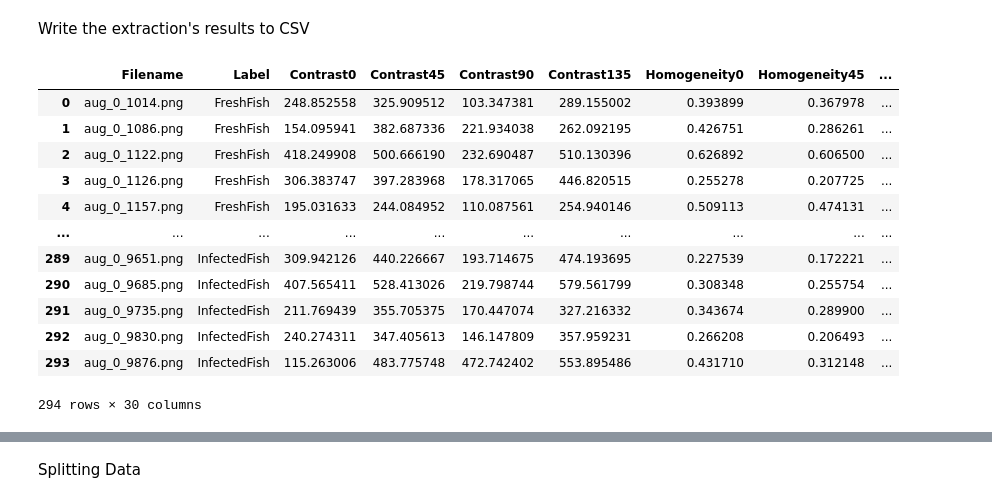
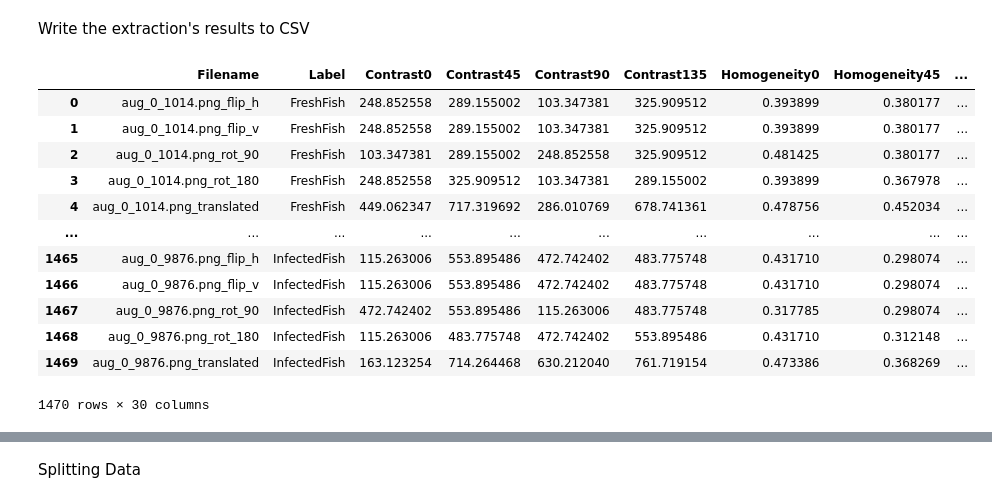
Before and after one commit to Adhitya-RZEN/Projek-PCD-4, a Jupyter notebook: Project/Project.ipynb, the cells around one changed output, grey strips where cells are left out. Cells and saved outputs as stored; diff of their text form; code cells hidden in the pictures.

```diff
--- a/Project/Project.ipynb
+++ b/Project/Project.ipynb
@@ -375,7 +401,7 @@ for i in range(len(data)):
     dissimilarity90.append(Dis90)
     dissimilarity135.append(Dis135)
 # %%
-for i in range(len(data)):
+for i in range(len(dataPreprocessed)):
     H0 = homogenity(Derajat0[i])
     H45 = homogenity(Derajat45[i])
     H90 = homogenity(Derajat90[i])
@@ -385,7 +411,7 @@ for i in range(len(data)):
     homogenity90.append(H90)
     homogenity135.append(H135)
 # %%
-for i in range(len(data)):
+for i in range(len(dataPreprocessed)):
     E0 = entropyGlcm(Derajat0[i])
     E45 = entropyGlcm(Derajat45[i])
     E90 = entropyGlcm(Derajat90[i])
@@ -395,7 +421,7 @@ for i in range(len(data)):
     entropy90.append(E90)
     entropy135.append(E135)
 # %%
-for i in range(len(data)):
+for i in range(len(dataPreprocessed)):
     A0 = ASM(Derajat0[i])
     A45 = ASM(Derajat45[i])
     A90 = ASM(Derajat90[i])
@@ -405,7 +431,7 @@ for i in range(len(data)):
     ASM90.append(A90)
     ASM135.append(A135)
 # %%
-for i in range(len(data)):
+for i in range(len(dataPreprocessed)):
     ER0 = energy(Derajat0[i])
     ER45 = energy(Derajat45[i])
     ER90 = energy(Derajat90[i])
@@ -417,34 +443,34 @@ for i in range(len(data)):
 # %% [markdown]
 Write the extraction's results to CSV
 # %%
-dataTable = {'Filename': file_name, 'Label': labels,
+dataTable = {'Filename': augmented['filenames'], 'Label': augmented['labels'],
         'Contrast0': Kontras0, 'Contrast45': Kontras45, 'Contrast90': Kontras90, 'Contrast135': Kontras135,
         'Homogeneity0': homogenity0, 'Homogeneity45': homogenity45, 'Homogeneity90': homogenity90, 'Homogeneity135': homogenity135,
         'Dissimilarity0': dissimilarity0, 'Dissimilarity45': dissimilarity45, 'Dissimilarity90': dissimilarity90, 'Dissimilarity135': dissimilarity135,
         'Entropy0': entropy0, 'Entropy45': entropy45, 'Entropy90': entropy90, 'Entropy135': entropy135,
         'ASM0': ASM0, 'ASM45': ASM45, 'ASM90': ASM90, 'ASM135': ASM135,
         'Energy0': energy0, 'Energy45': energy45, 'Energy90': energy90, 'Energy135': energy135,
         'Correlation0': correlation0, 'Correlation45': correlation45, 'Correlation90': correlation90, 'Correlation135': correlation135,
         }
 df = pd.DataFrame(dataTable)
 df.to_csv('hasil_ekstraksi_1.csv', index=False)
 
 hasilEkstrak = pd.read_csv('hasil_ekstraksi_1.csv')
 hasilEkstrak
 # %% [output]
 |  | Filename | Label | Contrast0 | Contrast45 | Contrast90 | Contrast135 | Homogeneity0 | Homogeneity45 | ... |
-| 0 | aug_0_1014.png | FreshFish | 248.852558 | 325.909512 | 103.347381 | 289.155002 | 0.393899 | 0.367978 | ... |
-| 1 | aug_0_1086.png | FreshFish | 154.095941 | 382.687336 | 221.934038 | 262.092195 | 0.426751 | 0.286261 | ... |
-| 2 | aug_0_1122.png | FreshFish | 418.249908 | 500.666190 | 232.690487 | 510.130396 | 0.626892 | 0.606500 | ... |
-| 3 | aug_0_1126.png | FreshFish | 306.383747 | 397.283968 | 178.317065 | 446.820515 | 0.255278 | 0.207725 | ... |
-| 4 | aug_0_1157.png | FreshFish | 195.031633 | 244.084952 | 110.087561 | 254.940146 | 0.509113 | 0.474131 | ... |
+| 0 | aug_0_1014.png_flip_h | FreshFish | 248.852558 | 289.155002 | 103.347381 | 325.909512 | 0.393899 | 0.380177 | ... |
+| 1 | aug_0_1014.png_flip_v | FreshFish | 248.852558 | 289.155002 | 103.347381 | 325.909512 | 0.393899 | 0.380177 | ... |
+| 2 | aug_0_1014.png_rot_90 | FreshFish | 103.347381 | 289.155002 | 248.852558 | 325.909512 | 0.481425 | 0.380177 | ... |
+| 3 | aug_0_1014.png_rot_180 | FreshFish | 248.852558 | 325.909512 | 103.347381 | 289.155002 | 0.393899 | 0.367978 | ... |
+| 4 | aug_0_1014.png_translated | FreshFish | 449.062347 | 717.319692 | 286.010769 | 678.741361 | 0.478756 | 0.452034 | ... |
 | ... | ... | ... | ... | ... | ... | ... | ... | ... | ... |
-| 289 | aug_0_9651.png | InfectedFish | 309.942126 | 440.226667 | 193.714675 | 474.193695 | 0.227539 | 0.172221 | ... |
-| 290 | aug_0_9685.png | InfectedFish | 407.565411 | 528.413026 | 219.798744 | 579.561799 | 0.308348 | 0.255754 | ... |
-| 291 | aug_0_9735.png | InfectedFish | 211.769439 | 355.705375 | 170.447074 | 327.216332 | 0.343674 | 0.289900 | ... |
-| 292 | aug_0_9830.png | InfectedFish | 240.274311 | 347.405613 | 146.147809 | 357.959231 | 0.266208 | 0.206493 | ... |
-| 293 | aug_0_9876.png | InfectedFish | 115.263006 | 483.775748 | 472.742402 | 553.895486 | 0.431710 | 0.312148 | ... |
+| 1465 | aug_0_9876.png_flip_h | InfectedFish | 115.263006 | 553.895486 | 472.742402 | 483.775748 | 0.431710 | 0.298074 | ... |
+| 1466 | aug_0_9876.png_flip_v | InfectedFish | 115.263006 | 553.895486 | 472.742402 | 483.775748 | 0.431710 | 0.298074 | ... |
+| 1467 | aug_0_9876.png_rot_90 | InfectedFish | 472.742402 | 553.895486 | 115.263006 | 483.775748 | 0.317785 | 0.298074 | ... |
+| 1468 | aug_0_9876.png_rot_180 | InfectedFish | 115.263006 | 483.775748 | 472.742402 | 553.895486 | 0.431710 | 0.312148 | ... |
+| 1469 | aug_0_9876.png_translated | InfectedFish | 163.123254 | 714.264468 | 630.212040 | 761.719154 | 0.473386 | 0.368269 | ... |
-294 rows × 30 columns
+1470 rows × 30 columns
 # %%
 # Menghitung korelasi
 correlation = hasilEkstrak.drop(columns=['Label','Filename']).corr()
```
Also changed, not shown: parts of 11 cells of this notebook, 1 other file.
